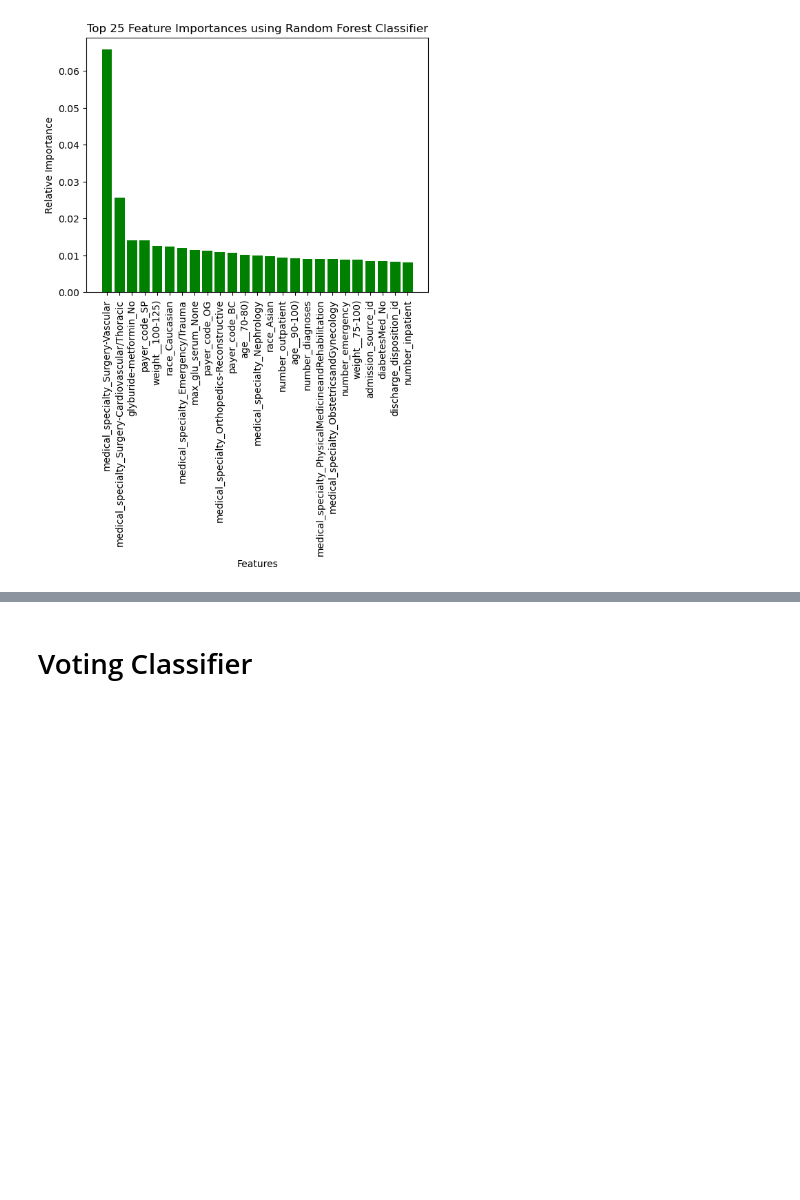
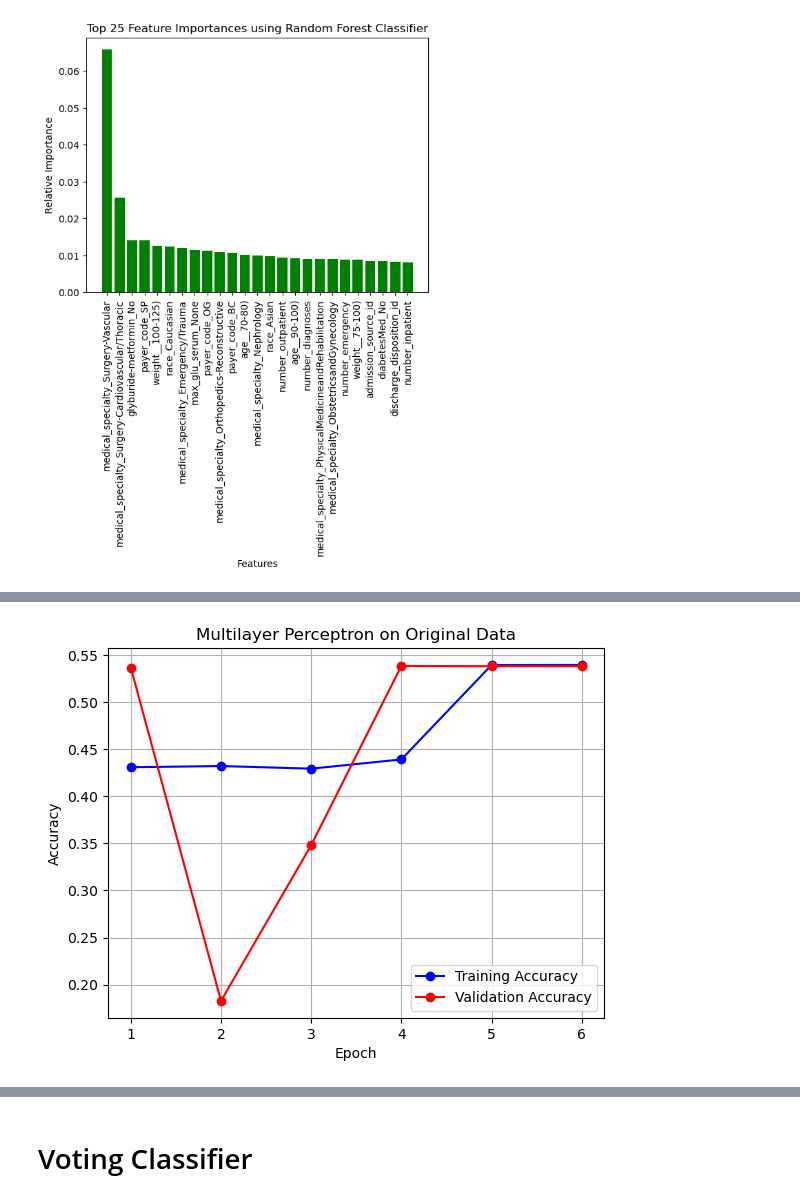
Before and after one commit to DiyadotSaha/ML_Diabetes_Project, a Jupyter notebook: Feature Selection with SMOTEEN.ipynb, the cells around one changed output, grey strips where cells are left out. Drawn from its saved outputs; the diff is of its cells as text; code cells hidden in the pictures; blank space fills up the shorter version.

```diff
--- a/Feature Selection with SMOTEEN.ipynb
+++ b/Feature Selection with SMOTEEN.ipynb
@@ -593,0 +689,20 @@ Index(['index', 'encounter_id', 'patient_nbr', 'admission_type_id',
+# %%
+import matplotlib.pyplot as plt
+
+# Replace these lists with your actual accuracy values
+train_accuracy = [0.4309, 0.4322, 0.4294, 0.4392, 0.5395, 0.5396]
+val_accuracy = [0.5368, 0.1827, 0.3481, 0.5385, 0.5382, 0.5382]
+
+epochs = range(1, len(train_accuracy) + 1)
+
+plt.plot(epochs, train_accuracy, 'bo-', label='Training Accuracy')
+plt.plot(epochs, val_accuracy, 'ro-', label='Validation Accuracy')
+plt.title('Multilayer Perceptron on Original Data')
+plt.xlabel('Epoch')
+plt.ylabel('Accuracy')
+plt.grid(True)
+plt.legend()
+
+plt.show()
+# %% [output]
+[figure, added]
```
Also changed, not shown: parts of 79 cells of this notebook.
